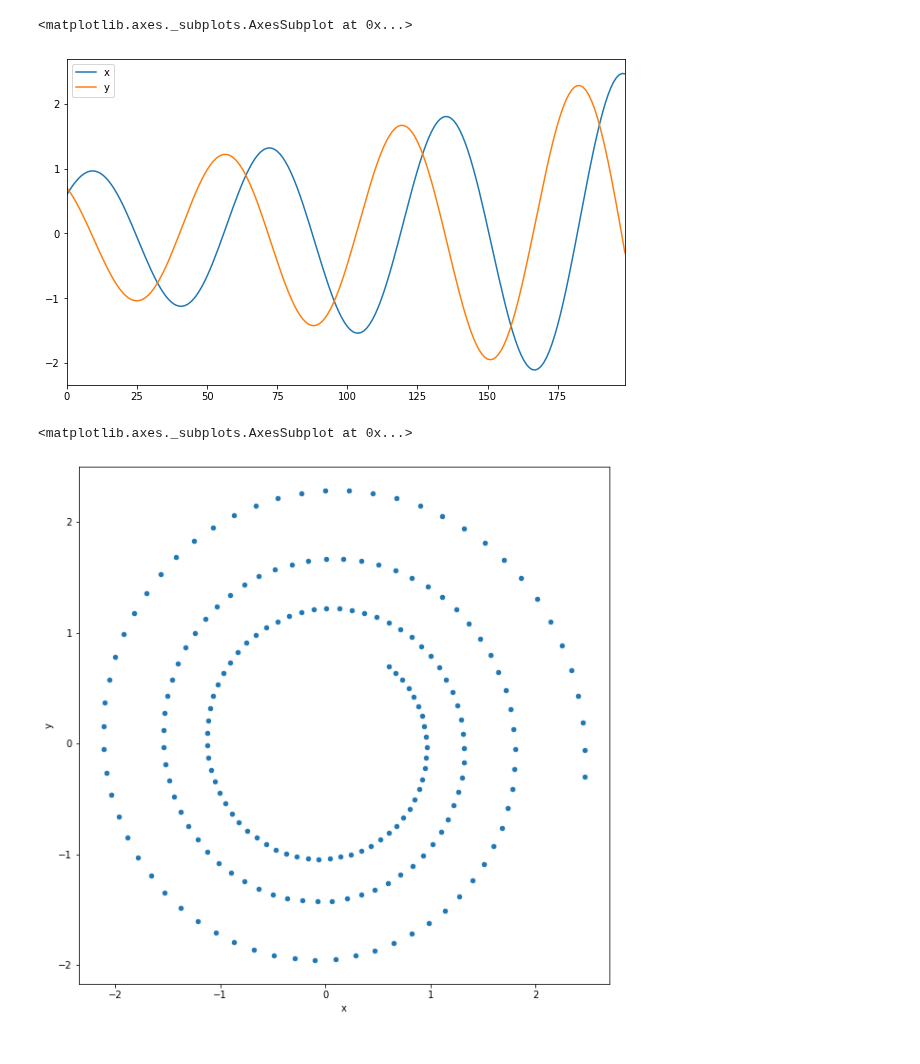
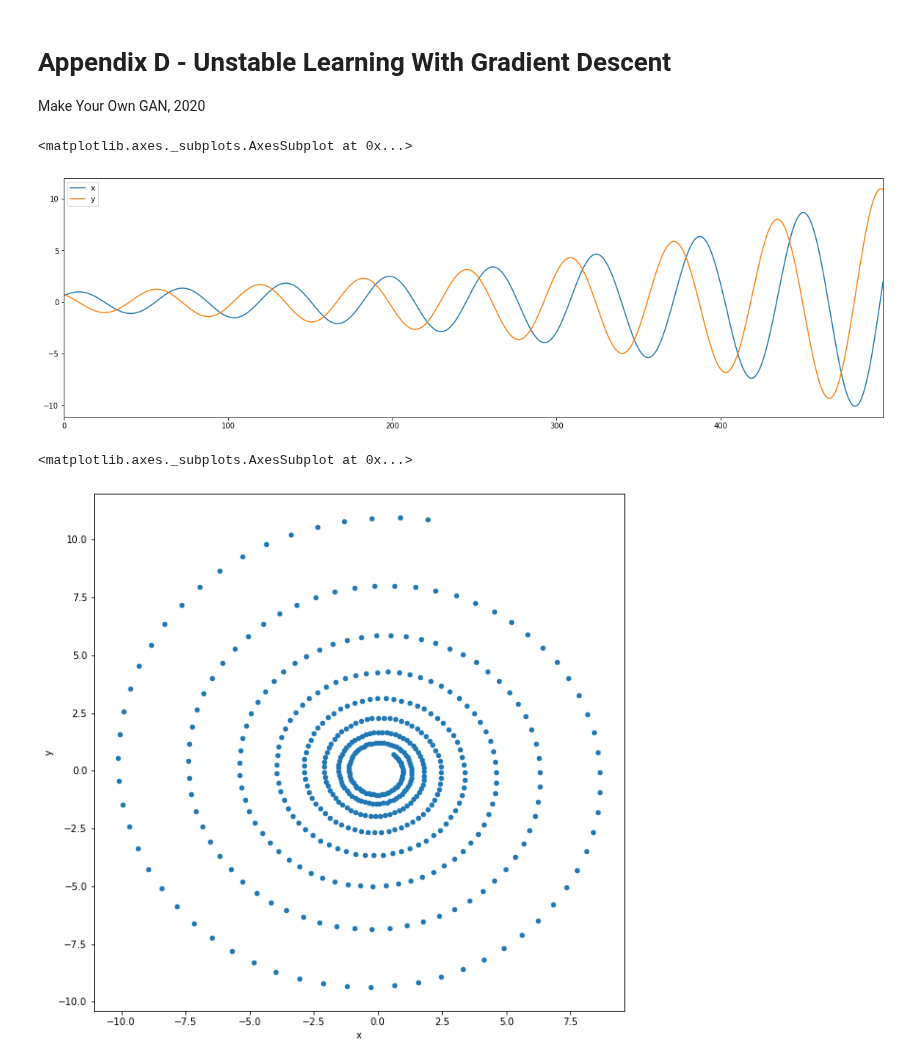
Before and after one commit to makeyourownneuralnetwork/gan, a Jupyter notebook: Appendix_D_convergence.ipynb, the cells around one changed output. Cells and saved outputs as stored; diff of their text form; code cells hidden in the pictures.

```diff
--- a/Appendix_D_convergence.ipynb
+++ b/Appendix_D_convergence.ipynb
@@ -1,3 +1,8 @@
+# %% [markdown]
+# Appendix D - Unstable Learning With Gradient Descent
+
+
+Make Your Own GAN, 2020
 # %%
 import pandas
 import matplotlib.pyplot as plt
@@ -9,24 +15,23 @@ y = [0.7]
 lr = 0.1
 # %%
-# run gradient descent for a while
+# run gradient descent, adding new x y values to lists
 
-for i in range(199):
-  dx = lr * y[i]
-  dy = - lr * x[i]
-  x.append( x[i] + dx )
-  y.append( y[i] + dy )
+for i in range(499):
+  # dont' forget signs are different
+  x.append( x[i] + lr * y[i] )
+  y.append( y[i] - lr * x[i] )
   pass
 # %%
 # plot successive values of x and y
 
 df = pandas.DataFrame(data=list(zip(x,y)), columns=['x','y'])
 
-df.plot(figsize=(10,6))
+df.plot(figsize=(20,6))
 # %% [output]
 <matplotlib.axes._subplots.AxesSubplot at 0x...>
-[figure, old version]
+[figure, new version]
 # %%
 df.plot.scatter('x','y', figsize=(10,10))
 # %% [output]
 <matplotlib.axes._subplots.AxesSubplot at 0x...>
-[figure, old version]
+[figure, new version]
```
Also changed, not shown: parts of 2 cells of this notebook.
